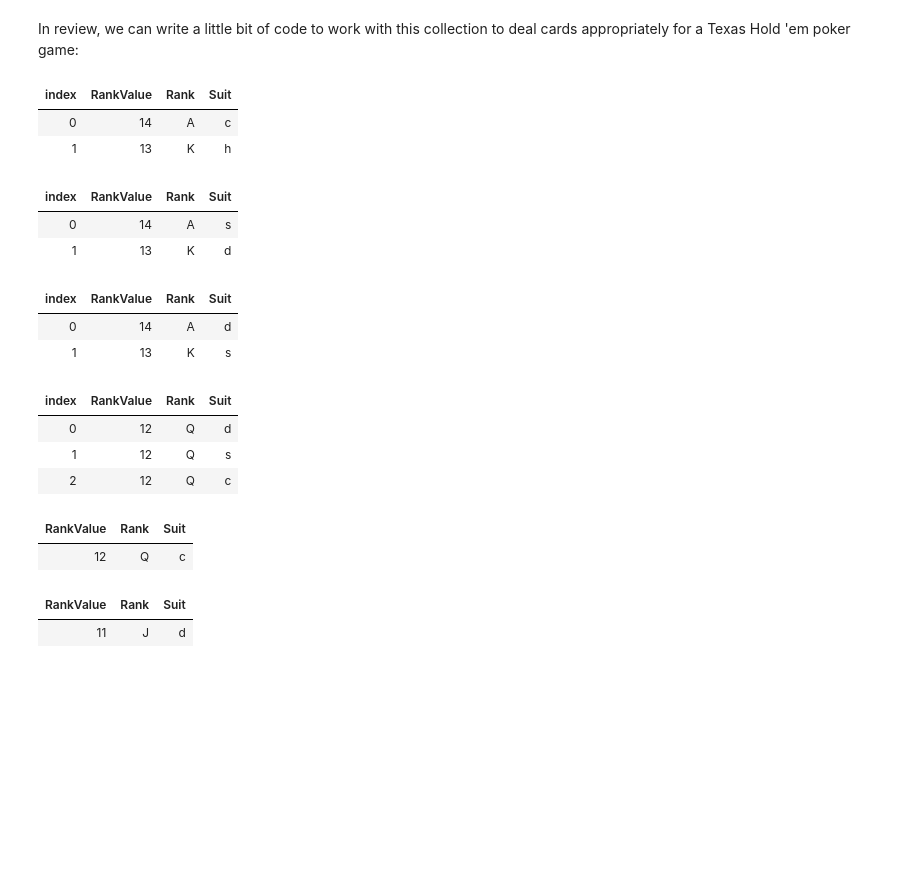
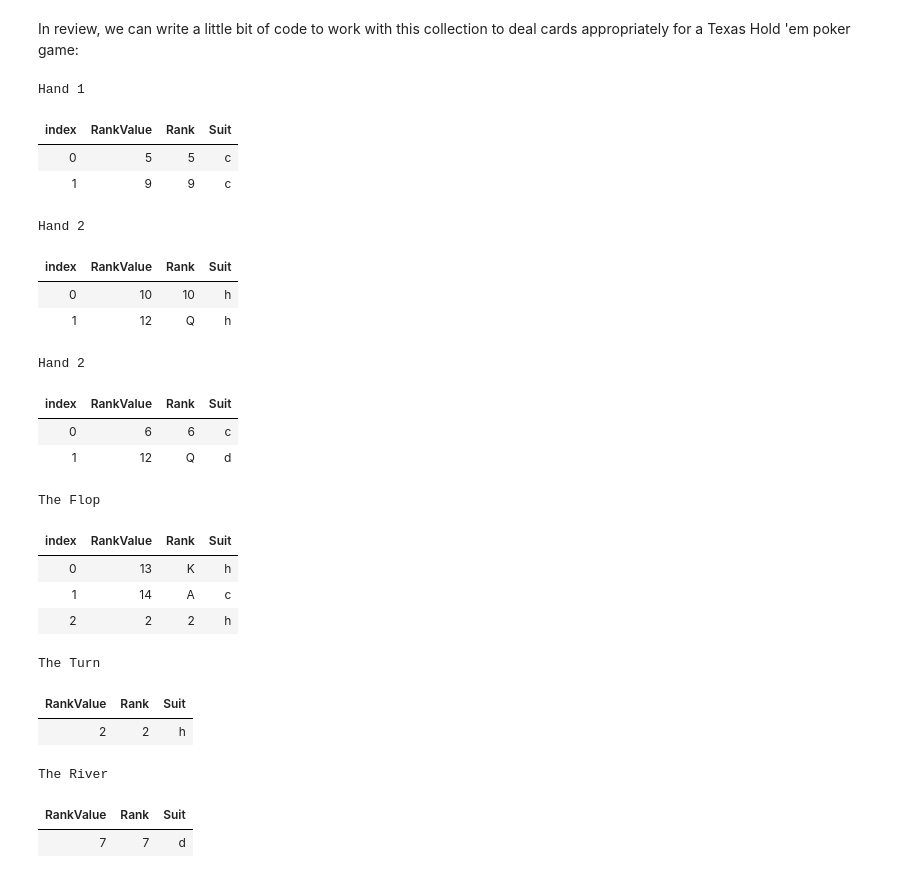
Before and after one commit to csharpfritz/csharp_with_csharpfritz, a Jupyter notebook: notebooks/0106-LINQ.ipynb, the cells around one changed output. Drawn from its saved outputs; the diff is of its cells as text; code cells hidden in the pictures; blank space fills up the shorter version.

```diff
--- a/notebooks/0106-LINQ.ipynb
+++ b/notebooks/0106-LINQ.ipynb
@@ -67,43 +71,55 @@ In review, we can write a little bit of code to work with this collection to dea
 # %%
 var ourDeck = TheDeck.Shuffle().Shuffle();
 
 var hand1 = new List<Card>();
 var hand2 = new List<Card>();
 var hand3 = new List<Card>();
 hand1.Add(ourDeck.Skip(1).First());
 hand2.Add(ourDeck.Skip(2).First());
 hand3.Add(ourDeck.Skip(3).First());
 hand1.Add(ourDeck.Skip(4).First());
 hand2.Add(ourDeck.Skip(5).First());
 hand3.Add(ourDeck.Skip(6).First());
 
+display("Hand 1");
 display(hand1);
+display("Hand 2");
 display(hand2);
+display("Hand 2");
 display(hand3);
 
 // Burn a card and deal the next 3 cards called 'the flop'
+display("The Flop");
 display(ourDeck.Skip(8).Take(3));
 
 // Burn a card and take one card called 'the turn'
+display("The Turn");
 display(ourDeck.Skip(10).First());
 
 // Burn a card and take the final card called 'the river'
+display("The River");
 display(ourDeck.Skip(12).First());
 # %% [output]
+Hand 1
 | index | RankValue | Rank | Suit |
-| 0 | 14 | A | c |
-| 1 | 13 | K | h |
+| 0 | 5 | 5 | c |
+| 1 | 9 | 9 | c |
+Hand 2
 | index | RankValue | Rank | Suit |
-| 0 | 14 | A | s |
-| 1 | 13 | K | d |
+| 0 | 10 | 10 | h |
+| 1 | 12 | Q | h |
+Hand 2
 | index | RankValue | Rank | Suit |
-| 0 | 14 | A | d |
-| 1 | 13 | K | s |
+| 0 | 6 | 6 | c |
+| 1 | 12 | Q | d |
+The Flop
 | index | RankValue | Rank | Suit |
-| 0 | 12 | Q | d |
-| 1 | 12 | Q | s |
-| 2 | 12 | Q | c |
+| 0 | 13 | K | h |
+| 1 | 14 | A | c |
+| 2 | 2 | 2 | h |
+The Turn
 | RankValue | Rank | Suit |
-| 12 | Q | c |
+| 2 | 2 | h |
+The River
 | RankValue | Rank | Suit |
-| 11 | J | d |
+| 7 | 7 | d |
```
Also changed, not shown: parts of 21 cells of this notebook, 3 other files.
